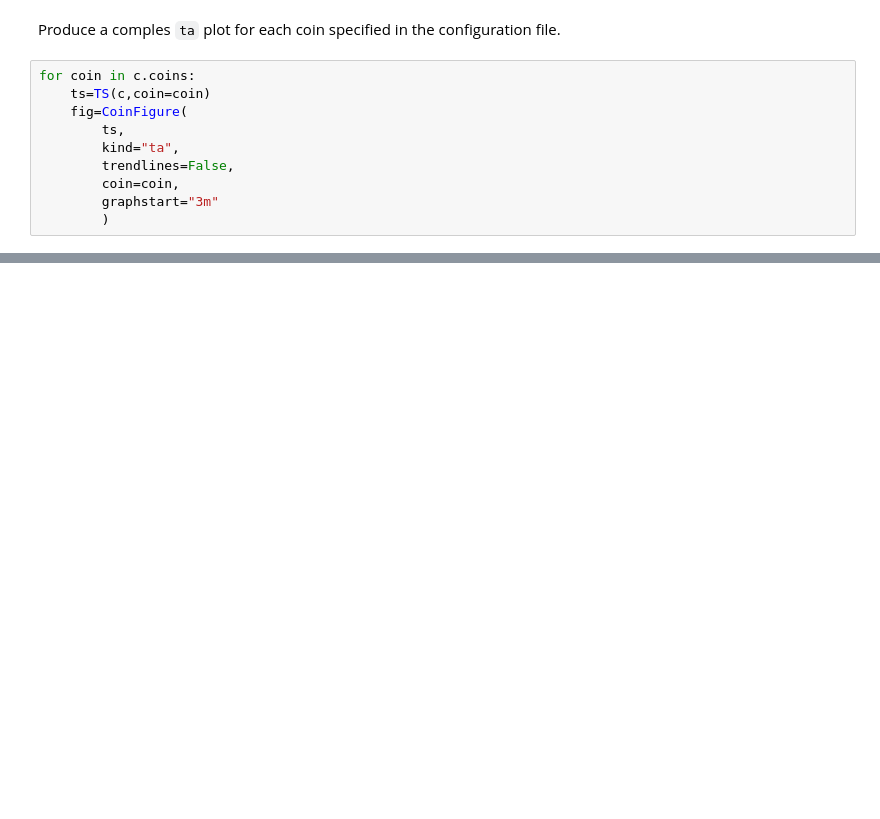
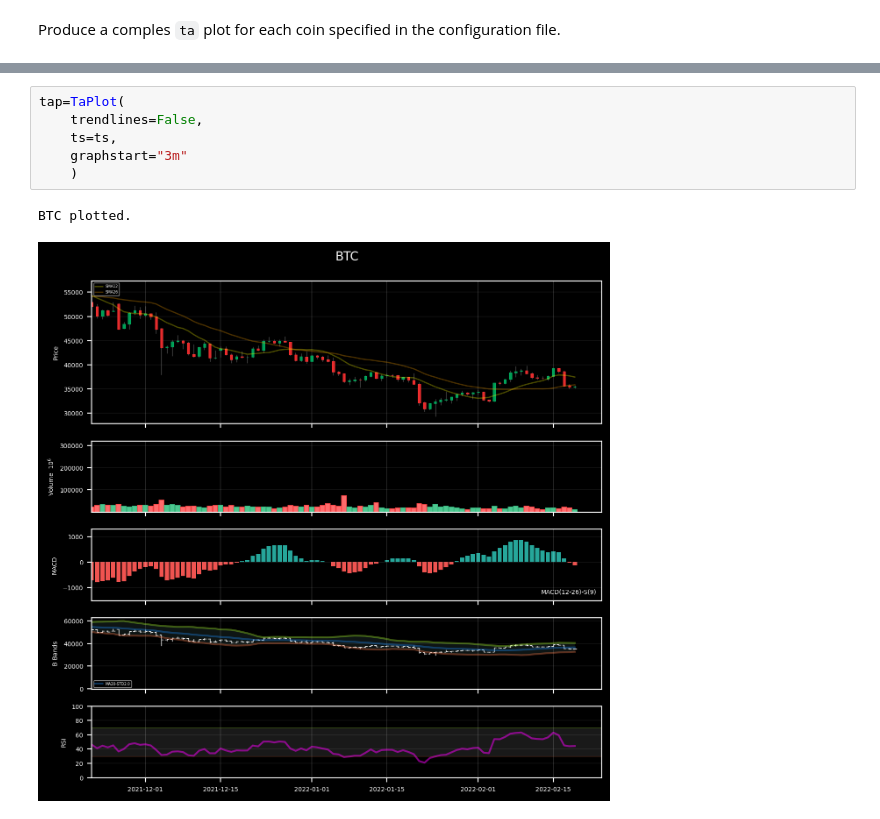
Before and after one commit to webclinic017/surfingcrypto, a Jupyter notebook: examples/reporting.ipynb, the cells around one changed output, grey strips where cells are left out. Drawn from its saved outputs; the diff is of its cells as text; blank space fills up the shorter version.

```diff
--- a/examples/reporting.ipynb
+++ b/examples/reporting.ipynb
@@ -20,12 +30,2 @@ c=Config(parent+"config")
 # %% [markdown]
 Produce a comples `ta` plot for each coin specified in the configuration file.
-# %%
-for coin in c.coins:
-    ts=TS(c,coin=coin)
-    fig=CoinFigure(
-        ts,
-        kind="ta",
-        trendlines=False,
-        coin=coin,
-        graphstart="3m"
-        )
@@ -42,0 +32,9 @@ SOL plotted.
+# %%
+tap=TaPlot(
+    trendlines=False,
+    ts=ts,
+    graphstart="3m"
+    )
+# %% [output]
+BTC plotted.
+[figure, added]
```
Also changed, not shown: parts of 7 cells of this notebook, 4 other files.
